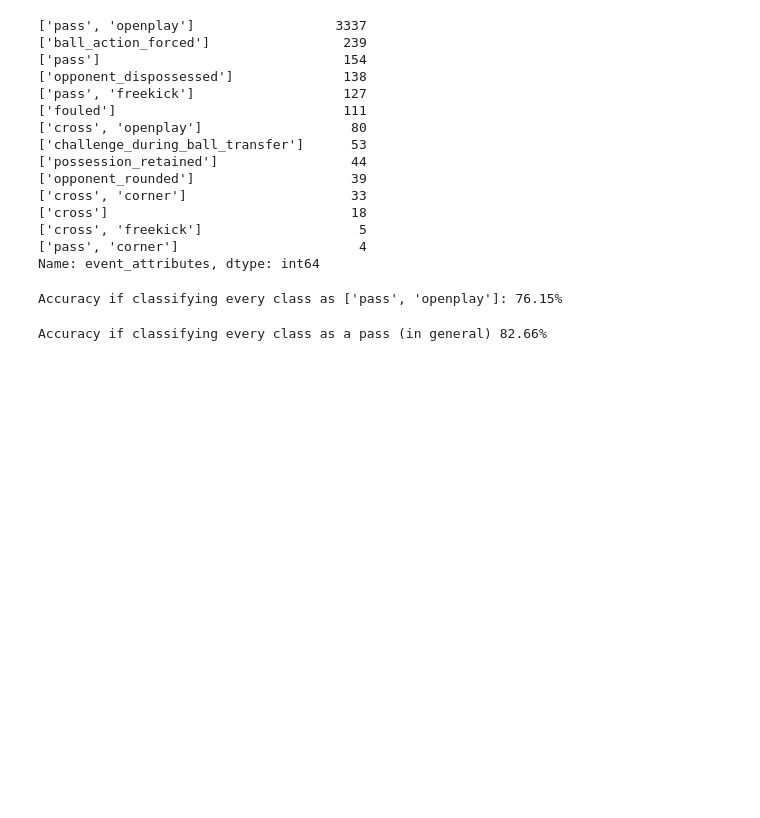
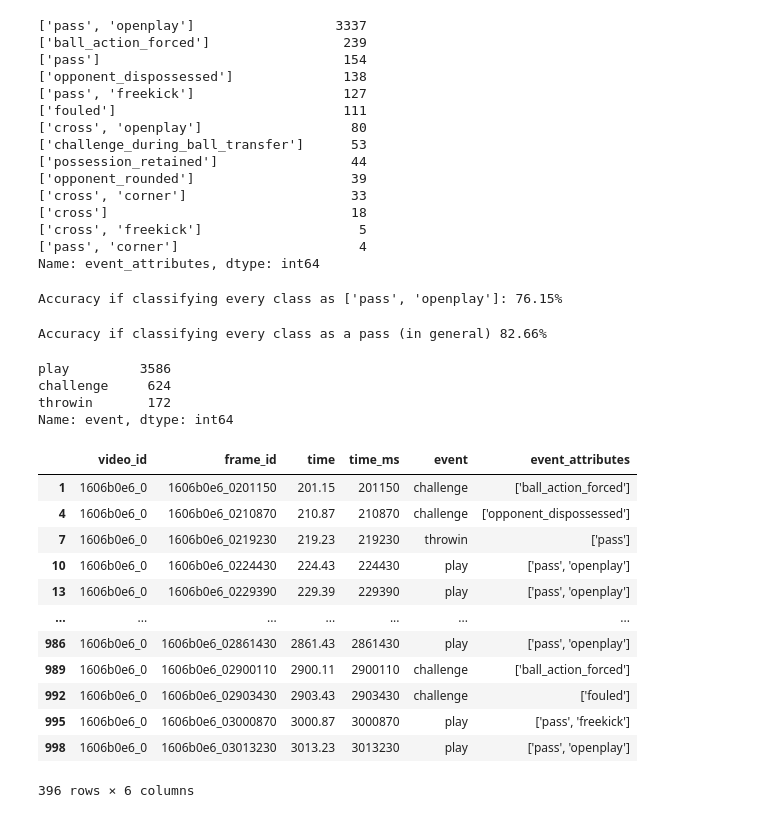
Before and after one commit to hmatzner/DFL-Bundesliga, a Jupyter notebook: Bundesliga.ipynb, the cells around one changed output. Cells and saved outputs as stored; diff of their text form; code cells hidden in the pictures; blank space fills up the shorter version.

```diff
--- a/Bundesliga.ipynb
+++ b/Bundesliga.ipynb
@@ -20,3 +22,5 @@ os.chdir('/content/drive/MyDrive/Bundesliga')
 # ! unzip dfl-bundesliga-data-shootout.zip
 # %%
 df_train = pd.read_csv('/content/drive/MyDrive/Bundesliga/train.csv')
+# %%
+df_train['time_ms'] = round(df_train['time'] * 1000).astype(int)
@@ -23,3 +38,2 @@ df_train = pd.read_csv('/content/drive/MyDrive/Bundesliga/train.csv')
 # %%
-df_events = df_train[~df_train['event_attributes'].isna()]
-df_events
+df_events = df_train[~df_train['event_attributes'].isna()].copy()
@@ -39,0 +40,6 @@ df_events
+# %%
+df_events['frame_id'] = df_events['video_id'] + df_events['time_ms'].astype(str)
+# %%
+# Reordering columns
+df_events = df_events[['video_id', 'frame_id', 'time',
+                       'time_ms', 'event', 'event_attributes']]
@@ -81,3 +96,27 @@ Accuracy if classifying every class as ['pass', 'openplay']: 76.15%
 print(f'Accuracy if classifying every class as a pass (in general) {df_pass.shape[0] / df_events.shape[0]:.2%}')
 # %% [output]
 Accuracy if classifying every class as a pass (in general) 82.66%
+# %%
+df_events['event'].value_counts()
+# %% [output]
+play         3586
+challenge     624
+throwin       172
+Name: event, dtype: int64
+# %%
+df_video1 = df_events[df_events['video_id'] == '1606b0e6_0']
+df_video1
+# %% [output]
+|  | video_id | frame_id | time | time_ms | event | event_attributes |
+| 1 | 1606b0e6_0 | 1606b0e6_0201150 | 201.15 | 201150 | challenge | ['ball_action_forced'] |
+| 4 | 1606b0e6_0 | 1606b0e6_0210870 | 210.87 | 210870 | challenge | ['opponent_dispossessed'] |
+| 7 | 1606b0e6_0 | 1606b0e6_0219230 | 219.23 | 219230 | throwin | ['pass'] |
+| 10 | 1606b0e6_0 | 1606b0e6_0224430 | 224.43 | 224430 | play | ['pass', 'openplay'] |
+| 13 | 1606b0e6_0 | 1606b0e6_0229390 | 229.39 | 229390 | play | ['pass', 'openplay'] |
+| ... | ... | ... | ... | ... | ... | ... |
+| 986 | 1606b0e6_0 | 1606b0e6_02861430 | 2861.43 | 2861430 | play | ['pass', 'openplay'] |
+| 989 | 1606b0e6_0 | 1606b0e6_02900110 | 2900.11 | 2900110 | challenge | ['ball_action_forced'] |
+| 992 | 1606b0e6_0 | 1606b0e6_02903430 | 2903.43 | 2903430 | challenge | ['fouled'] |
+| 995 | 1606b0e6_0 | 1606b0e6_03000870 | 3000.87 | 3000870 | play | ['pass', 'freekick'] |
+| 998 | 1606b0e6_0 | 1606b0e6_03013230 | 3013.23 | 3013230 | play | ['pass', 'openplay'] |
+396 rows × 6 columns
```
Also changed, not shown: parts of 30 cells of this notebook.
